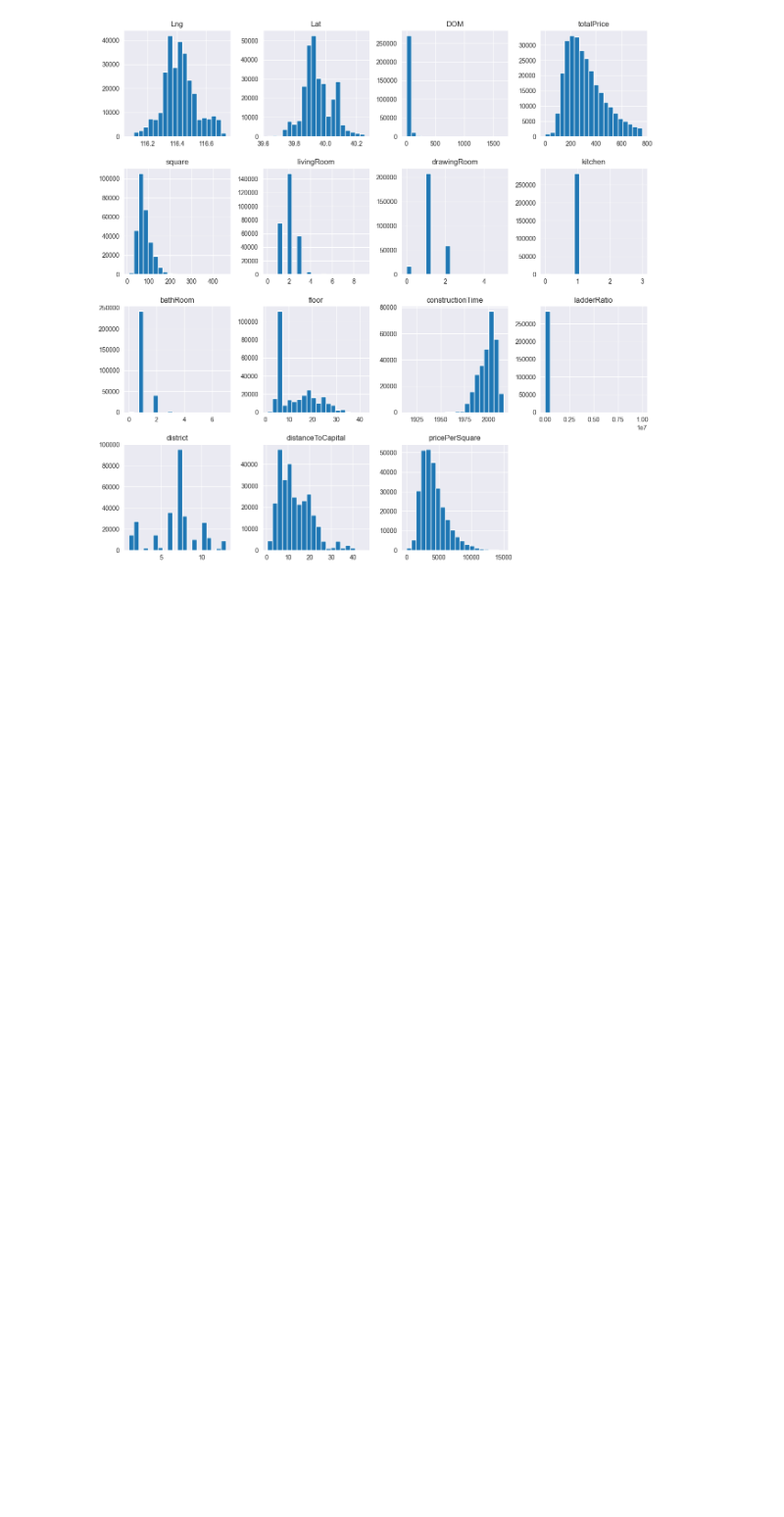
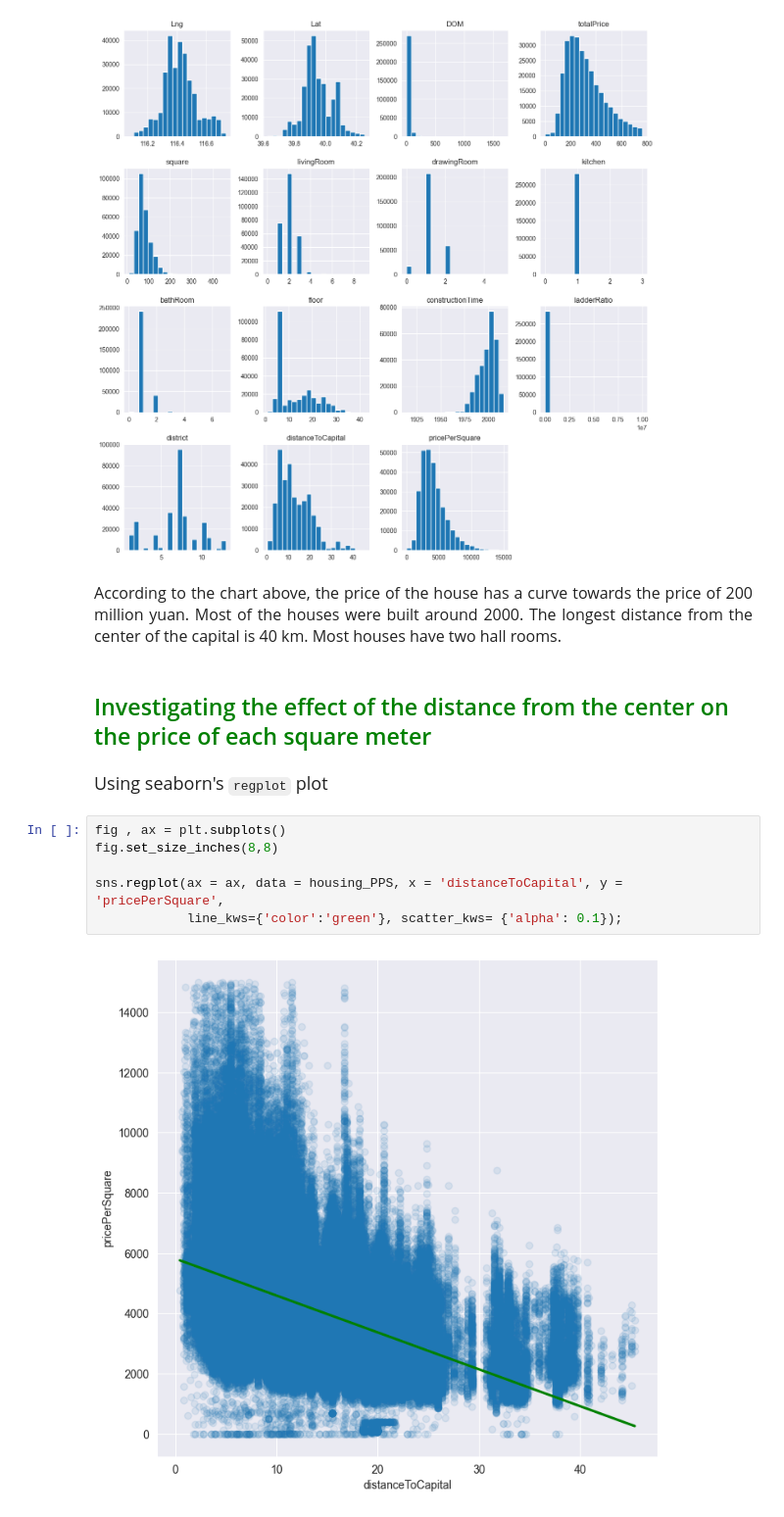
Before and after one commit to Estaheri7/Beijing-Housing-Analysis, a Jupyter notebook: src/housing_analysis.ipynb, the cells around one changed output. Shown at 98% size. Drawn from its saved outputs; the diff is of its cells as text; blank space fills up the shorter version.

Commit message:
Creating regplot of pricePerSquare and distanceToCapital columns

```diff
--- a/src/housing_analysis.ipynb
+++ b/src/housing_analysis.ipynb
@@ -466,3 +466,29 @@ housing_PPS.hist(ax = ax, bins = 20)
 warnings.resetwarnings()
 # %% [output]
 [figure]
+# %% [markdown]
+<p dir=rtl style="direction: rtl;text-align: justify;line-height:200%;font-family:vazir;font-size:medium">
+<font face="vazir" size=3>
+According to the chart above, the price of the house has a curve towards the price of 200 million yuan. Most of the houses were built around 2000. The longest distance from the center of the capital is 40 km. Most houses have two hall rooms.
+</font>
+</p>
+# %% [markdown]
+<h2 align=left style="line-height:200%;font-family:vazir;color:#0099cc">
+<font face="vazir" color="green">
+Investigating the effect of the distance from the center on the price of each square meter
+</font>
+</h2>
+# %% [markdown]
+<p dir=rtl style="direction: rtl;text-align: justify;line-height:200%;font-family:vazir;font-size:medium">
+<font face="vazir" size=4>
+Using seaborn's <code>regplot</code> plot
+</font>
+</p>
+# %%
+fig , ax = plt.subplots()
+fig.set_size_inches(8,8)
+
+sns.regplot(ax = ax, data = housing_PPS, x = 'distanceToCapital', y = 'pricePerSquare',
+            line_kws={'color':'green'}, scatter_kws= {'alpha': 0.1});
+# %% [output]
+[figure, added]
```
